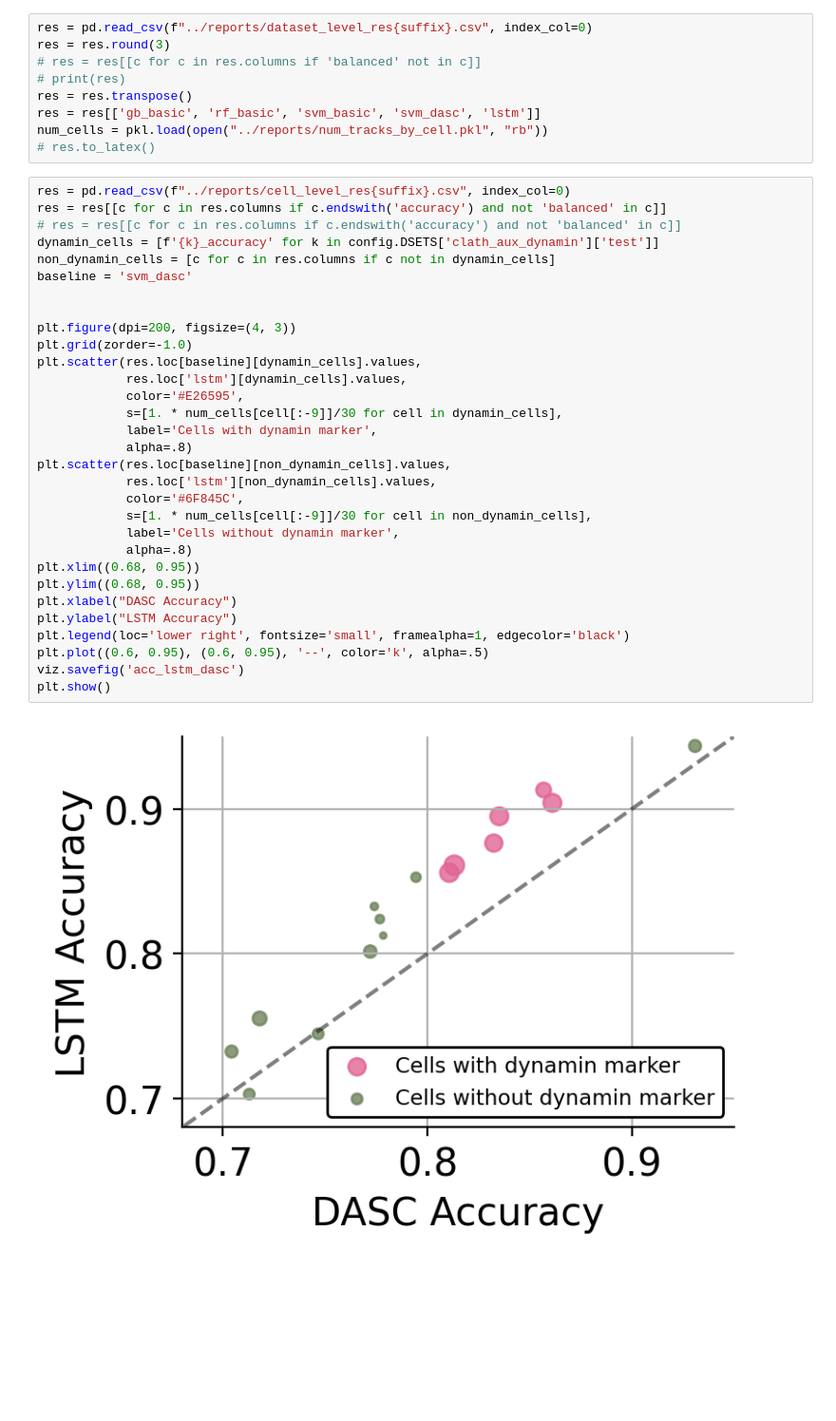
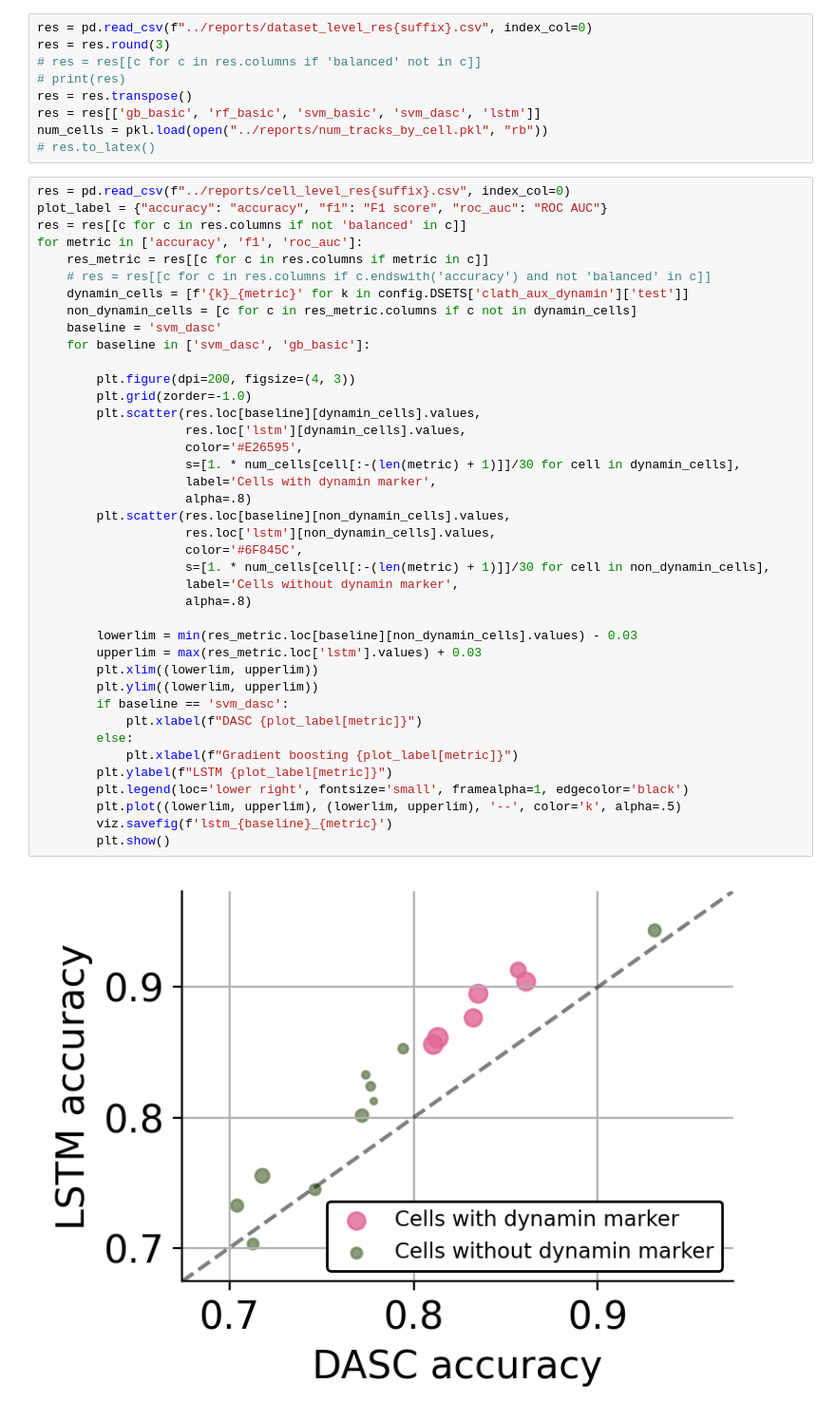
Before and after one commit to Yu-Group/molecular-partner-prediction, a Jupyter notebook: notebooks/02_fig3_all_models_cell_acc.ipynb, the cells around one changed output. Shown at 95% size. Drawn from its saved outputs; the diff is of its cells as text; blank space fills up the shorter version.

Commit message:
acc, f1, roc_auc plots per cell

```diff
--- a/notebooks/02_fig3_all_models_cell_acc.ipynb
+++ b/notebooks/02_fig3_all_models_cell_acc.ipynb
@@ -64,34 +74,43 @@ num_cells = pkl.load(open("../reports/num_tracks_by_cell.pkl", "rb"))
 # res.to_latex()
 # %%
 res = pd.read_csv(f"../reports/cell_level_res{suffix}.csv", index_col=0)
-res = res[[c for c in res.columns if c.endswith('accuracy') and not 'balanced' in c]]
-# res = res[[c for c in res.columns if c.endswith('accuracy') and not 'balanced' in c]]
-dynamin_cells = [f'{k}_accuracy' for k in config.DSETS['clath_aux_dynamin']['test']]
-non_dynamin_cells = [c for c in res.columns if c not in dynamin_cells]
-baseline = 'svm_dasc'
+plot_label = {"accuracy": "accuracy", "f1": "F1 score", "roc_auc": "ROC AUC"}
+res = res[[c for c in res.columns if not 'balanced' in c]]
+for metric in ['accuracy', 'f1', 'roc_auc']:
+    res_metric = res[[c for c in res.columns if metric in c]]
+    # res = res[[c for c in res.columns if c.endswith('accuracy') and not 'balanced' in c]]
+    dynamin_cells = [f'{k}_{metric}' for k in config.DSETS['clath_aux_dynamin']['test']]
+    non_dynamin_cells = [c for c in res_metric.columns if c not in dynamin_cells]
+    baseline = 'svm_dasc'
+    for baseline in ['svm_dasc', 'gb_basic']:
 
+        plt.figure(dpi=200, figsize=(4, 3))
+        plt.grid(zorder=-1.0)
+        plt.scatter(res.loc[baseline][dynamin_cells].values,
+                    res.loc['lstm'][dynamin_cells].values,
+                    color='#E26595',
+                    s=[1. * num_cells[cell[:-(len(metric) + 1)]]/30 for cell in dynamin_cells],
+                    label='Cells with dynamin marker',
+                    alpha=.8)
+        plt.scatter(res.loc[baseline][non_dynamin_cells].values,
+                    res.loc['lstm'][non_dynamin_cells].values,
+                    color='#6F845C',
+                    s=[1. * num_cells[cell[:-(len(metric) + 1)]]/30 for cell in non_dynamin_cells],
+                    label='Cells without dynamin marker',
+                    alpha=.8)
 
-plt.figure(dpi=200, figsize=(4, 3))
-plt.grid(zorder=-1.0)
-plt.scatter(res.loc[baseline][dynamin_cells].values,
-            res.loc['lstm'][dynamin_cells].values,
-            color='#E26595',
-            s=[1. * num_cells[cell[:-9]]/30 for cell in dynamin_cells],
-            label='Cells with dynamin marker',
-            alpha=.8)
-plt.scatter(res.loc[baseline][non_dynamin_cells].values,
-            res.loc['lstm'][non_dynamin_cells].values,
-            color='#6F845C',
-            s=[1. * num_cells[cell[:-9]]/30 for cell in non_dynamin_cells],
-            label='Cells without dynamin marker',
-            alpha=.8)
-plt.xlim((0.68, 0.95))
-plt.ylim((0.68, 0.95))
-plt.xlabel("DASC Accuracy")
-plt.ylabel("LSTM Accuracy")
-plt.legend(loc='lower right', fontsize='small', framealpha=1, edgecolor='black')
-plt.plot((0.6, 0.95), (0.6, 0.95), '--', color='k', alpha=.5)
-viz.savefig('acc_lstm_dasc')
-plt.show()
+        lowerlim = min(res_metric.loc[baseline][non_dynamin_cells].values) - 0.03
+        upperlim = max(res_metric.loc['lstm'].values) + 0.03
+        plt.xlim((lowerlim, upperlim))
+        plt.ylim((lowerlim, upperlim))
+        if baseline == 'svm_dasc':
+            plt.xlabel(f"DASC {plot_label[metric]}")
+        else:
+            plt.xlabel(f"Gradient boosting {plot_label[metric]}")
+        plt.ylabel(f"LSTM {plot_label[metric]}")
+        plt.legend(loc='lower right', fontsize='small', framealpha=1, edgecolor='black')
+        plt.plot((lowerlim, upperlim), (lowerlim, upperlim), '--', color='k', alpha=.5)
+        viz.savefig(f'lstm_{baseline}_{metric}')
+        plt.show()
 # %% [output]
-[figure, old version]
+[figure, new version]
```
Also changed, not shown: parts of 6 cells of this notebook.
